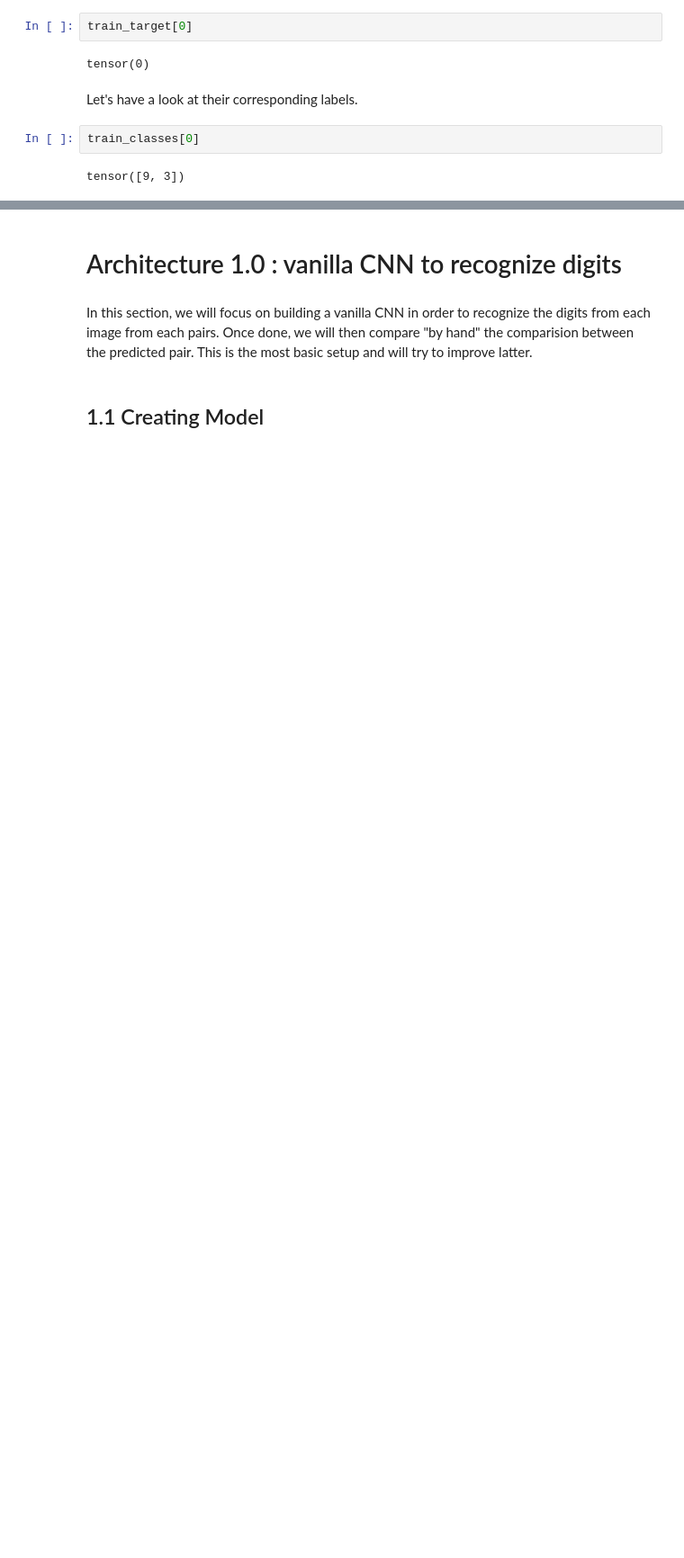
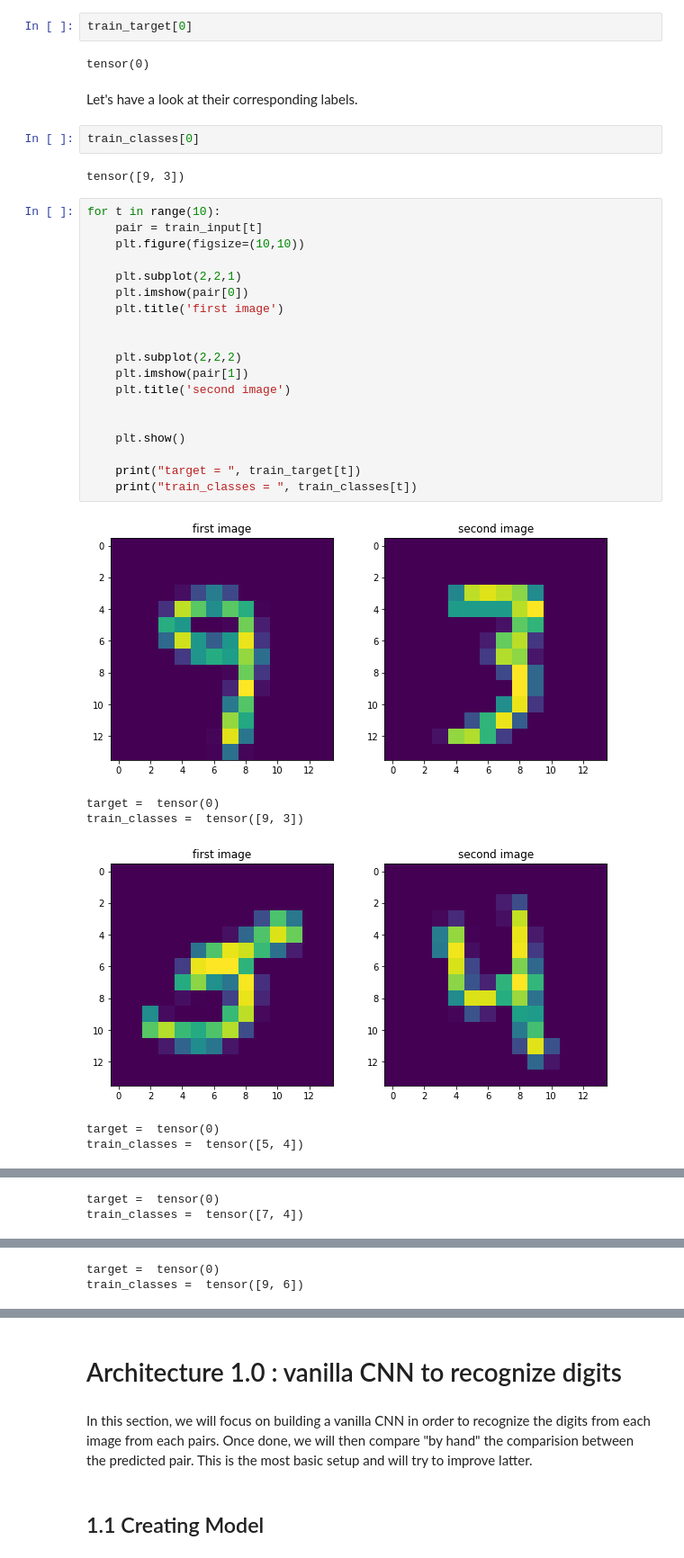
Before and after one commit to danieljsmarda/DeepLearning2019, a Jupyter notebook: Project1/mini_project1.ipynb, the cells around one changed output, grey strips where cells are left out. Shown: that part at 90% size. Saved outputs shown, nothing was run; the diff lists cells and outputs as text; blank space fills up the shorter version.

```diff
--- a/Project1/mini_project1.ipynb
+++ b/Project1/mini_project1.ipynb
@@ -77,3 +81,29 @@ Let's have a look at their corresponding labels.
 train_classes[0]
 # %% [output]
 tensor([9, 3])
+# %%
+for t in range(10):
+    pair = train_input[t]
+    plt.figure(figsize=(10,10))
+
+    plt.subplot(2,2,1)
+    plt.imshow(pair[0])
+    plt.title('first image')
+
+
+    plt.subplot(2,2,2)
+    plt.imshow(pair[1])
+    plt.title('second image')
+
+
+    plt.show()
+
+    print("target = ", train_target[t])
+    print("train_classes = ", train_classes[t])
+# %% [output]
+[figure, added]
+target =  tensor(0)
+train_classes =  tensor([9, 3])
+[figure, added]
+target =  tensor(0)
+train_classes =  tensor([5, 4])
@@ -79,0 +111,2 @@ tensor([9, 3])
+target =  tensor(0)
+train_classes =  tensor([7, 4])
@@ -79,0 +114,2 @@ tensor([9, 3])
+target =  tensor(0)
+train_classes =  tensor([9, 6])
```
Also changed, not shown: parts of 8 cells of this notebook.
